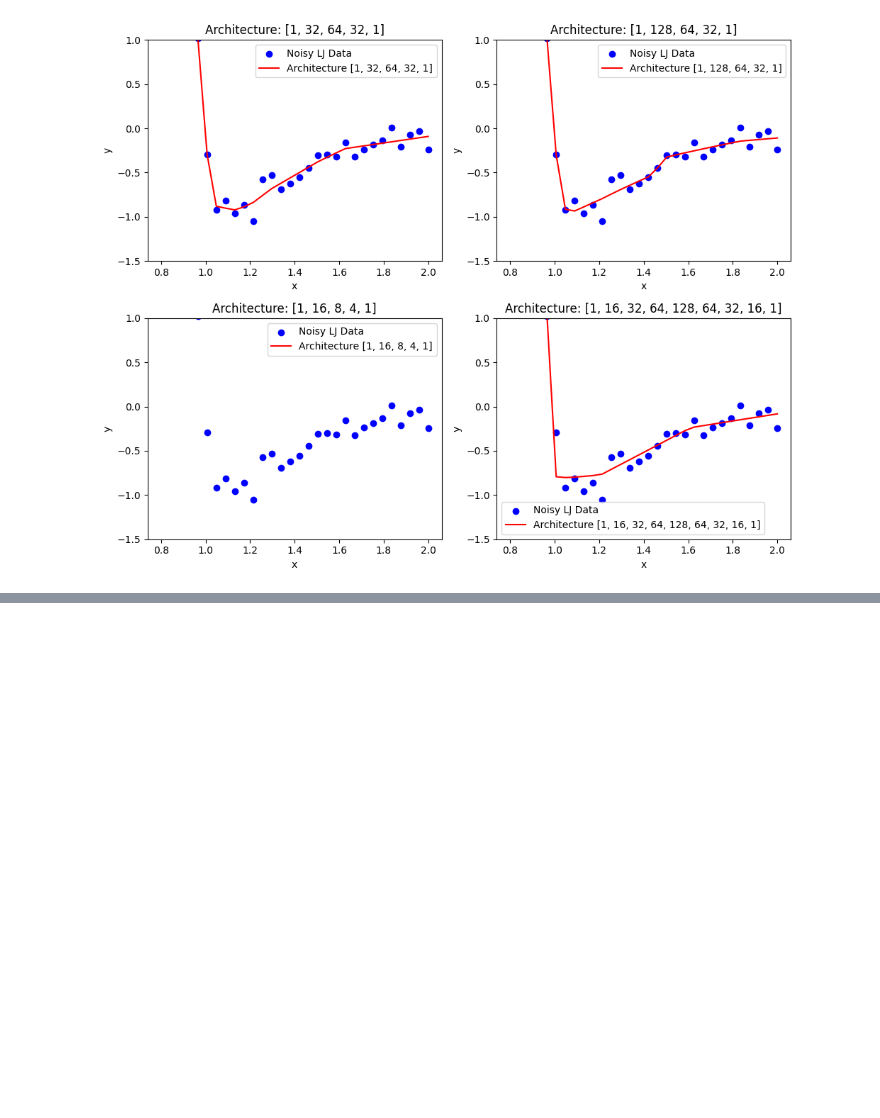
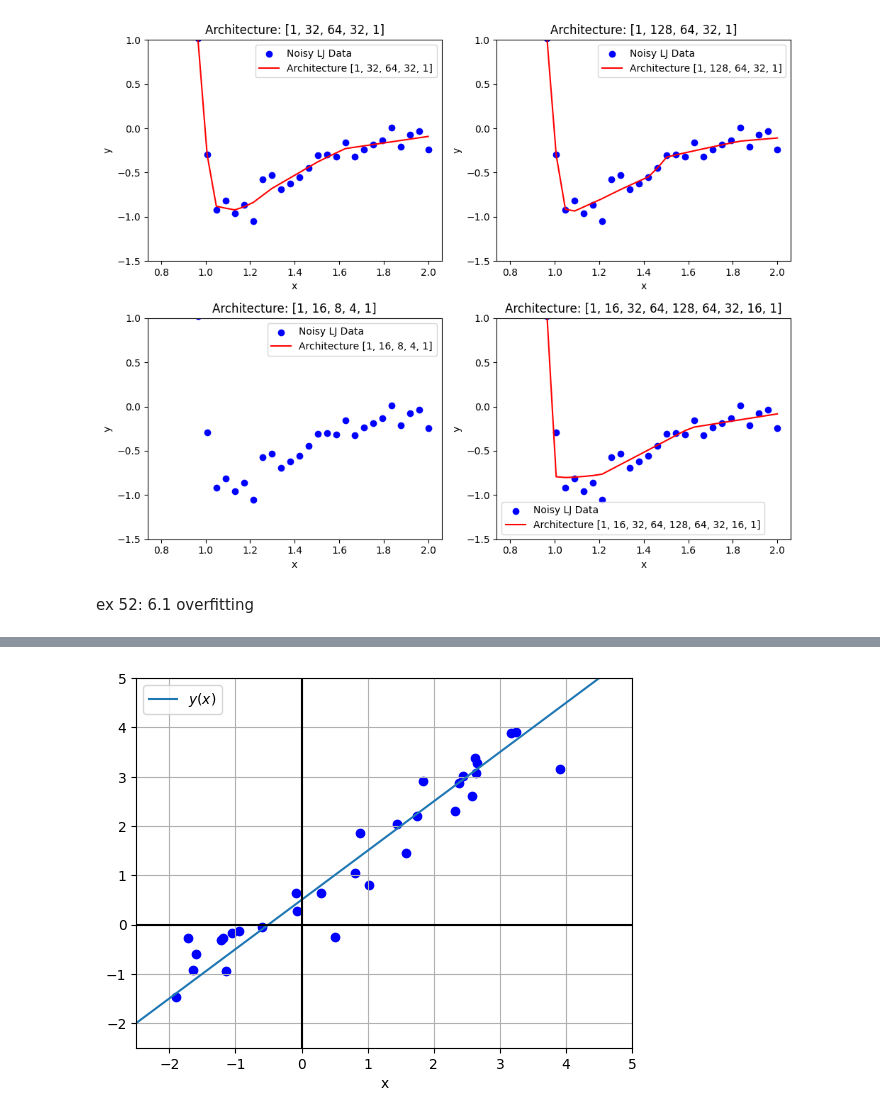
Before and after one commit to Justusperthes/Comphy, a Jupyter notebook: w10/regression.ipynb, the cells around one changed output, grey strips where cells are left out. Drawn from its saved outputs; the diff is of its cells as text; code cells hidden in the pictures; blank space fills up the shorter version.

```diff
--- a/w10/regression.ipynb
+++ b/w10/regression.ipynb
@@ -195,3 +195,81 @@ plt.tight_layout()
 plt.show()
 # %% [output]
 [figure]
+# %% [markdown]
+ex 52: 6.1 overfitting
+# %%
+w = 1
+b = 0.5
+xs_train = torch.rand(32) * 6 - 2
+ys_train = w * xs_train + b + 0.5 * torch.randn(32)
+
+class LinModel(torch.nn.Module):
+    def __init__(self,A=1, b=1):
+        super().__init__()
+        self.A = torch.nn.Parameter(torch.tensor(float(A)))
+        self.b = torch.nn.Parameter(torch.tensor(float(b)))
+
+    def forward(self, x): # We implement the forward pass
+        return self.A * x + self.b
+
+A = 1
+b = 0.5
+
+model = LinModel(A=A, b=b)
+model(1)
+
+for parameter in model.parameters():
+    print(parameter)
+
+for name, parameter in model.named_parameters():
+    print(name, '=', parameter.data.item())
+
+steps = 10000
+
+optimizer = torch.optim.SGD(model.parameters(), lr=0.001)
+
+for step in range(steps):
+    y_pred = model(xs_train)
+    loss = torch.mean((y_pred - ys_train) ** 2)
+
+    optimizer.zero_grad()
+    loss.backward()
+    optimizer.step()
+
+    if step % 500 == 0:
+        print(f'Step {step}, Loss: {loss.item()}')
+
+for name, parameter in model.named_parameters():
+    print(name, '=', parameter.data.item())  # This prints all parameter names and their values
+    if name == 'layers.0.weight':  # Replace with the specific parameter name
+        A = parameter.data.item()
+    elif name == 'layers.0.bias':  # Replace with another specific parameter name
+        b = parameter.data.item()
+
+
+print(A,b)
+def lin_func(x,A,b):
+    return A*x+b
+
+# Create a figure and an axes
+fig, ax = plt.subplots()
+xs = torch.linspace(-10, 10, 100, requires_grad=True)
+ys = lin_func(xs,A,b)
+yps = torch.autograd.grad(ys, xs, grad_outputs=torch.ones_like(xs))[0]
+
+with torch.no_grad():
+    ax.plot(xs, ys, label='$y(x)$')  # No conversion to numpy
+
+ax.set_xlabel("x")
+ax.grid(True)
+ax.axhline(0, color='k')
+ax.axvline(0, color='k')
+ax.set_xlim([-2.5, 5])  # Set the y-axis limits
+ax.set_ylim([-2.5, 5])  # Set the y-axis limits
+ax.legend()
+
+# Plot data points
+plt.scatter(xs_train,ys_train, color='blue', label='Data points')
+
+plt.show()  # Display the plot
+# %% [output]
@@ -197,0 +293 @@ plt.show()
+[figure, added]
```
Also changed, not shown: parts of 1 cell of this notebook.
